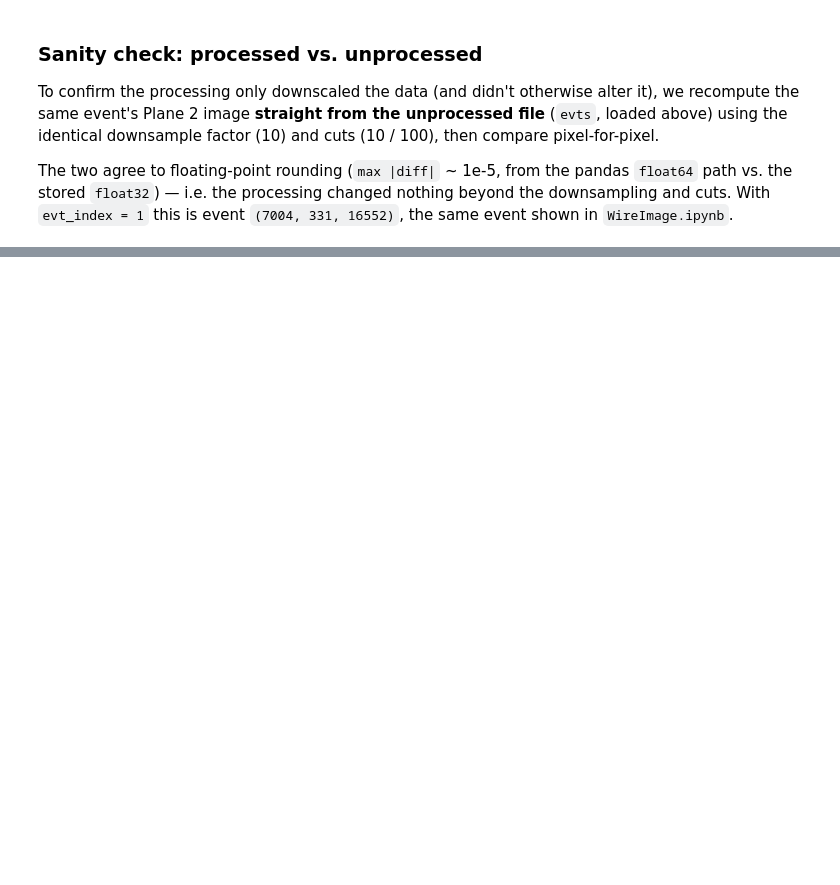
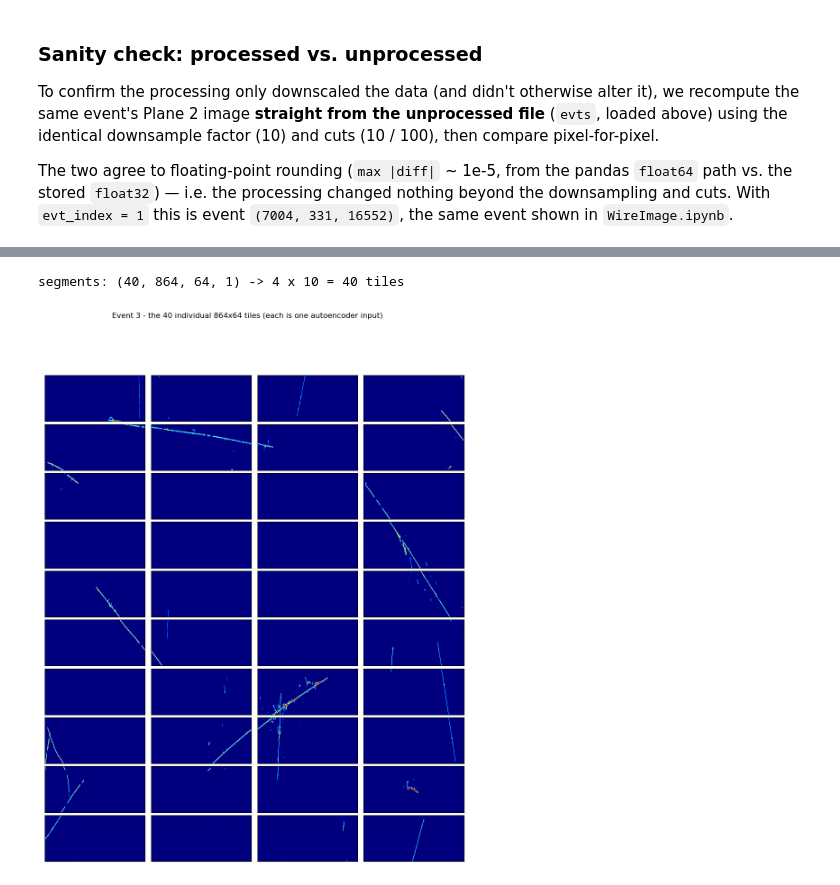
Before and after one commit to AidanShim/SCARAB, a Jupyter notebook: tutorial/MBOONE/microboone_open_data.ipynb, the cells around one changed output, grey strips where cells are left out. Cells and saved outputs as stored; diff of their text form; code cells hidden in the pictures; blank space fills up the shorter version.

```diff
--- a/tutorial/MBOONE/microboone_open_data.ipynb
+++ b/tutorial/MBOONE/microboone_open_data.ipynb
@@ -117,0 +128,22 @@ max |processed - raw| = 1.52587890625e-05
+# %%
+seg_wire, seg_time = 864, 64
+segs = data.segments(evt_index, seg_wire, seg_time)          # (n_tiles, seg_wire, seg_time, 1), cuts applied
+v_split = data.ds.shape[1] // seg_wire                        # wire blocks (x)
+h_split = data.ds.shape[2] // seg_time                        # time blocks (y)
+print("segments:", segs.shape, "->", v_split, "x", h_split, "=", segs.shape[0], "tiles")
+
+# montage the tiles in their spatial layout (they reassemble into the full image)
+fig, axes = plt.subplots(h_split, v_split, figsize=(12, 14),
+                         gridspec_kw=dict(wspace=0.06, hspace=0.06))
+for k in range(segs.shape[0]):
+    vv, hh = k // h_split, k % h_split                       # wire-block, time-block
+    ax = axes[h_split - 1 - hh, vv]                          # low time at the bottom
+    ax.imshow(segs[k, :, :, 0].T, vmin=0, vmax=data.saturation,
+              origin="lower", cmap="jet", aspect="auto")
+    ax.set_xticks([]); ax.set_yticks([])
+fig.suptitle("Event %d - the %d individual %dx%d tiles (each is one autoencoder input)"
+             % (evt_index, segs.shape[0], seg_wire, seg_time))
+plt.show()
+# %% [output]
+segments: (40, 864, 64, 1) -> 4 x 10 = 40 tiles
+[figure, added]
```
Also changed, not shown: parts of 5 cells of this notebook.
